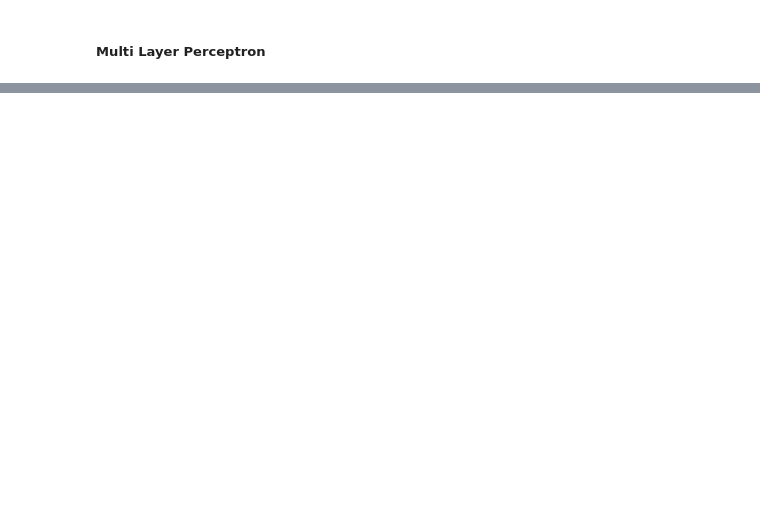
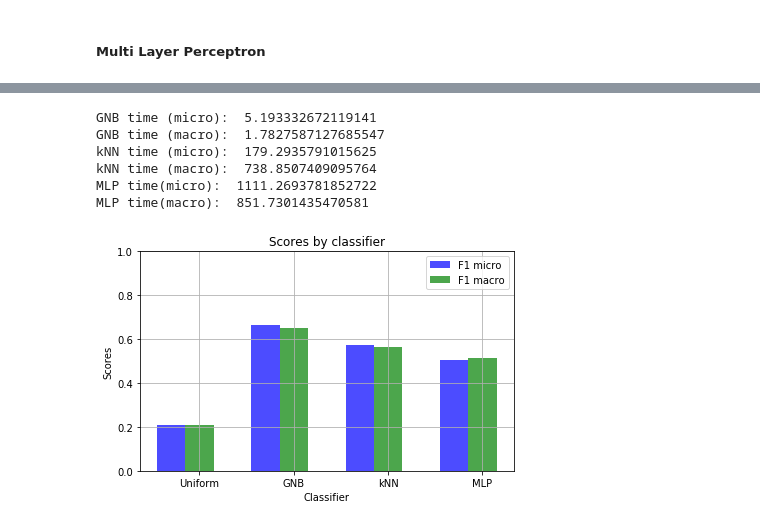
Before and after one commit to georgeaidinis/NTUA, a Jupyter notebook: NN/Lab 1/Copy_of_Lab_1_Big_NN_.ipynb, the cells around one changed output, grey strips where cells are left out. Cells and saved outputs as stored; diff of their text form; code cells hidden in the pictures; blank space fills up the shorter version.

```diff
--- a/NN/Lab 1/Copy_of_Lab_1_Big_NN_.ipynb
+++ b/NN/Lab 1/Copy_of_Lab_1_Big_NN_.ipynb
@@ -744,0 +1187,55 @@ for scaler in (None, "minmax", "zscore"):
+# %%
+print("GNB time (micro): ", best_GNB_micro_time)
+print("GNB time (macro): ", best_GNB_macro_time)
+print("kNN time (micro): ", 179.2935791015625)
+print("kNN time (macro): ", 738.8507409095764)
+print("MLP time(micro): ", 1111.2693781852722)
+print("MLP time(macro): ", 851.7301435470581)
+# %% [output]
+GNB time (micro):  5.193332672119141
+GNB time (macro):  1.7827587127685547
+kNN time (micro):  179.2935791015625
+kNN time (macro):  738.8507409095764
+MLP time(micro):  1111.2693781852722
+MLP time(macro):  851.7301435470581
+# %%
+n_groups = 4
+f1_micro = (f1_score(test_labels, preds_uniform, average = 'micro'),
+            0.6652173913043479,
+            0.571304347826087,
+            0.5028985507246376)
+
+f1_macro = (f1_score(test_labels, preds_uniform, average = 'macro'),
+            0.6502906107965731,
+            0.5626086956521739,
+            0.5139550454032816)
+
+
+fig, ax = plt.subplots()
+index = np.arange(n_groups)
+bar_width = 0.3
+opacity = 0.7
+
+rects1 = plt.bar(index, f1_micro, bar_width,
+alpha=opacity,
+color='b',
+label='F1 micro ')
+
+rects2 = plt.bar(index + bar_width, f1_macro, bar_width,
+alpha=opacity,
+color='g',
+label='F1 macro')
+
+plt.xlabel('Classifier')
+plt.ylabel('Scores')
+plt.title('Scores by classifier')
+plt.xticks(index + bar_width, ("Uniform", "GNB", "kNN", "MLP"))
+plt.legend()
+plt.ylim(0, 1)
+plt.grid(True)
+
+
+plt.tight_layout()
+plt.show()
+# %% [output]
+[figure, added]
```
Also changed, not shown: parts of 31 cells of this notebook.
